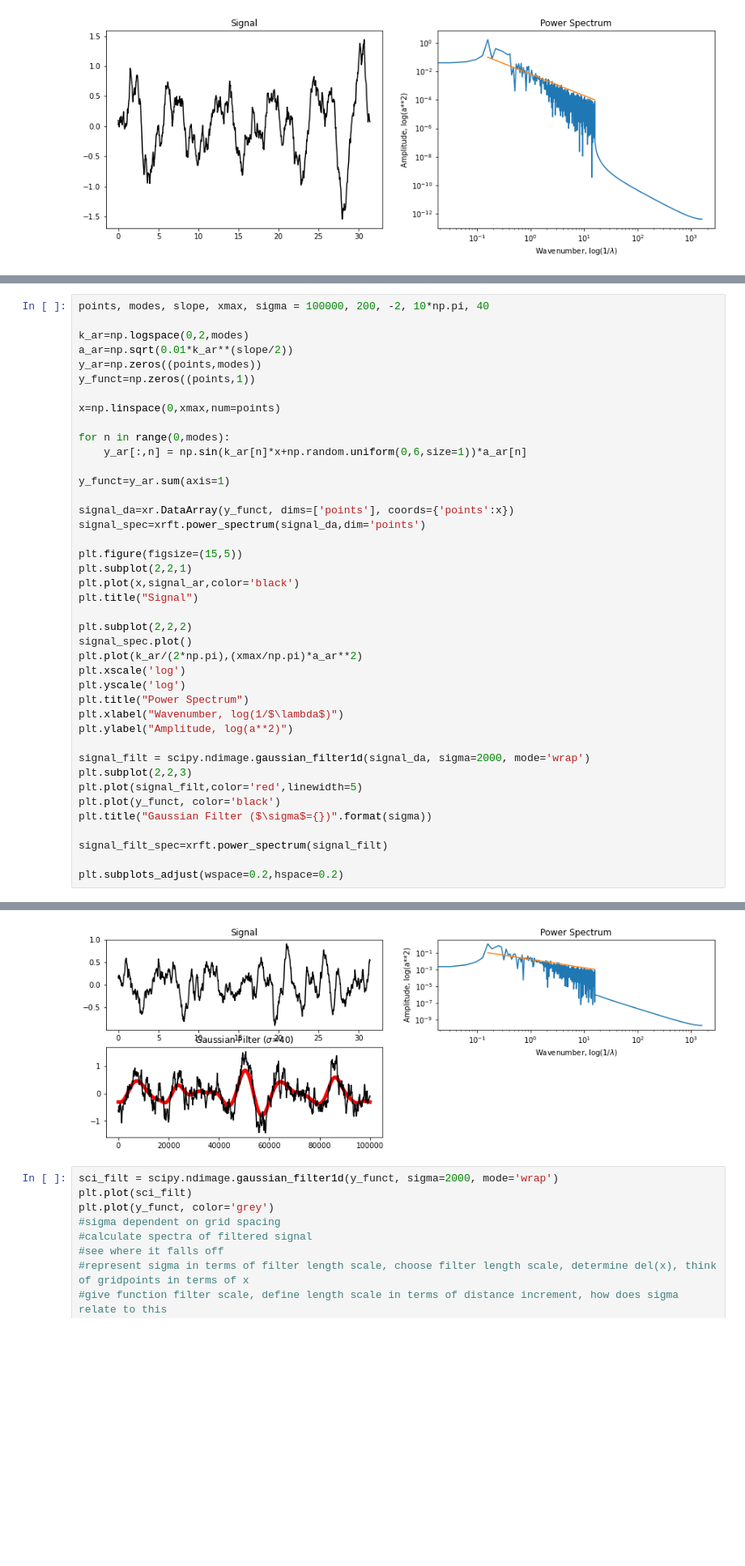
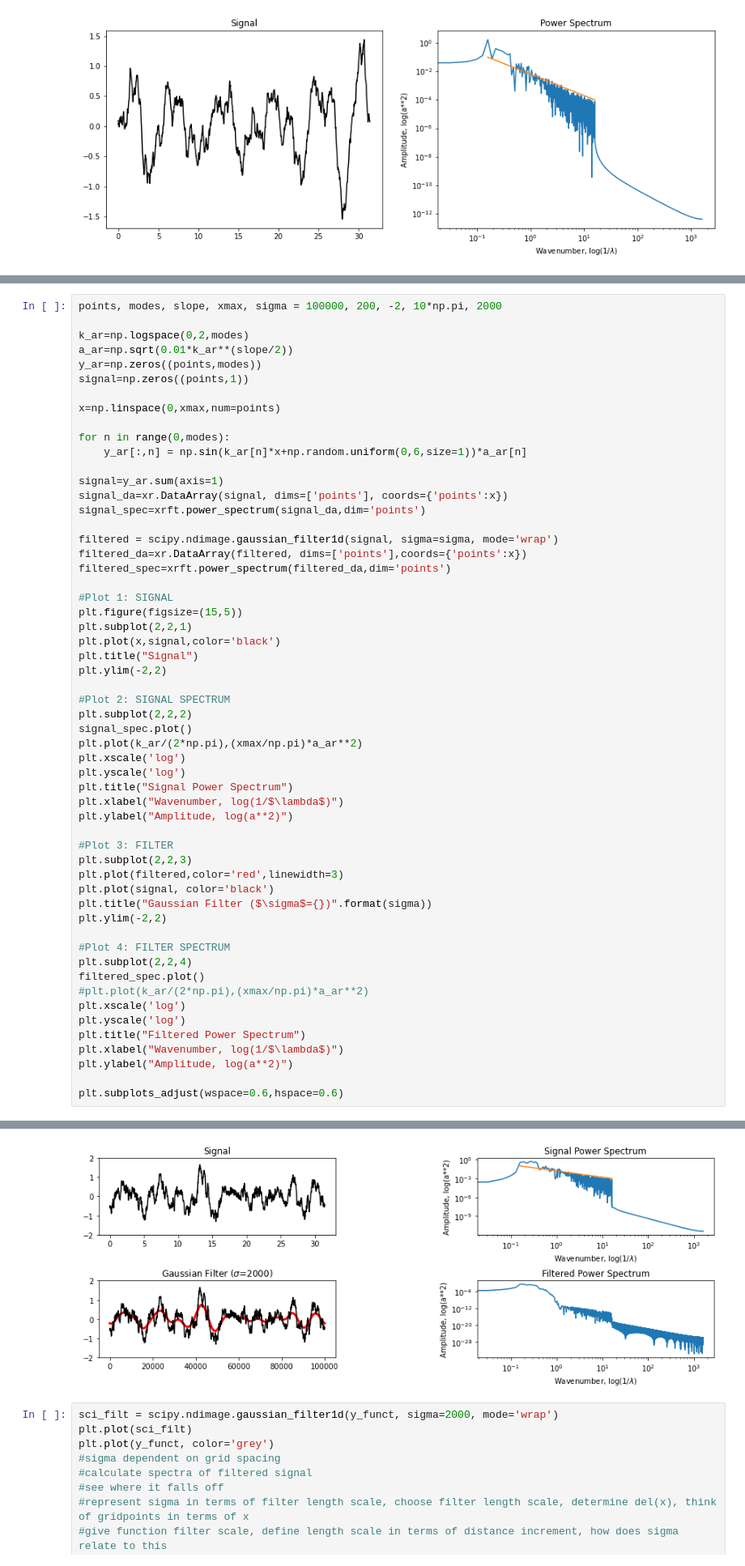
Before and after one commit to ocean-transport/argo-intern, a Jupyter notebook: stat_functions.ipynb, the cells around one changed output, grey strips where cells are left out. Shown at 81% size. Saved outputs shown, nothing was run; the diff lists cells and outputs as text; blank space fills up the shorter version.

Commit message:
added power spectrum for filter

```diff
--- a/stat_functions.ipynb
+++ b/stat_functions.ipynb
@@ -193,42 +185,57 @@ gaussian_filter(signal_ar, 100000, 10, 10*np.pi)
 # %%
-points, modes, slope, xmax, sigma = 100000, 200, -2, 10*np.pi, 40
+points, modes, slope, xmax, sigma = 100000, 200, -2, 10*np.pi, 2000
 
 k_ar=np.logspace(0,2,modes)
 a_ar=np.sqrt(0.01*k_ar**(slope/2))
 y_ar=np.zeros((points,modes))
-y_funct=np.zeros((points,1))
+signal=np.zeros((points,1))
 
 x=np.linspace(0,xmax,num=points)
 
 for n in range(0,modes):
     y_ar[:,n] = np.sin(k_ar[n]*x+np.random.uniform(0,6,size=1))*a_ar[n]
 
-y_funct=y_ar.sum(axis=1)
-
-signal_da=xr.DataArray(y_funct, dims=['points'], coords={'points':x})
+signal=y_ar.sum(axis=1)
+signal_da=xr.DataArray(signal, dims=['points'], coords={'points':x})
 signal_spec=xrft.power_spectrum(signal_da,dim='points')
 
+filtered = scipy.ndimage.gaussian_filter1d(signal, sigma=sigma, mode='wrap')
+filtered_da=xr.DataArray(filtered, dims=['points'],coords={'points':x})
+filtered_spec=xrft.power_spectrum(filtered_da,dim='points')
+
+#Plot 1: SIGNAL
 plt.figure(figsize=(15,5))
 plt.subplot(2,2,1)
-plt.plot(x,signal_ar,color='black')
+plt.plot(x,signal,color='black')
 plt.title("Signal")
+plt.ylim(-2,2)
 
+#Plot 2: SIGNAL SPECTRUM
 plt.subplot(2,2,2)
 signal_spec.plot()
 plt.plot(k_ar/(2*np.pi),(xmax/np.pi)*a_ar**2)
 plt.xscale('log')
 plt.yscale('log')
-plt.title("Power Spectrum")
+plt.title("Signal Power Spectrum")
 plt.xlabel("Wavenumber, log(1/$\lambda$)")
 plt.ylabel("Amplitude, log(a**2)")
 
-signal_filt = scipy.ndimage.gaussian_filter1d(signal_da, sigma=2000, mode='wrap')
+#Plot 3: FILTER
 plt.subplot(2,2,3)
-plt.plot(signal_filt,color='red',linewidth=5)
-plt.plot(y_funct, color='black')
+plt.plot(filtered,color='red',linewidth=3)
+plt.plot(signal, color='black')
 plt.title("Gaussian Filter ($\sigma$={})".format(sigma))
+plt.ylim(-2,2)
 
-signal_filt_spec=xrft.power_spectrum(signal_filt)
+#Plot 4: FILTER SPECTRUM
+plt.subplot(2,2,4)
+filtered_spec.plot()
+#plt.plot(k_ar/(2*np.pi),(xmax/np.pi)*a_ar**2)
+plt.xscale('log')
+plt.yscale('log')
+plt.title("Filtered Power Spectrum")
+plt.xlabel("Wavenumber, log(1/$\lambda$)")
+plt.ylabel("Amplitude, log(a**2)")
 
-plt.subplots_adjust(wspace=0.2,hspace=0.2)
+plt.subplots_adjust(wspace=0.6,hspace=0.6)
 # %% [output]
@@ -236,4 +242,4 @@ AttributeError: 'numpy.ndarray' object has no attribute 'dims'
-[figure, old version]
+[figure, new version]
 # %%
 sci_filt = scipy.ndimage.gaussian_filter1d(y_funct, sigma=2000, mode='wrap')
 plt.plot(sci_filt)
```
Also changed, not shown: parts of 3 cells of this notebook.
